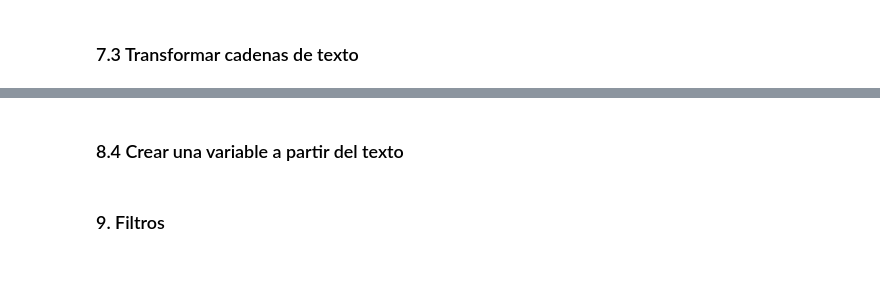
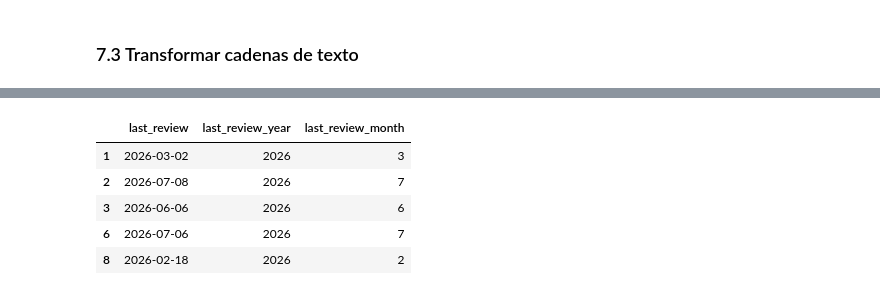
Before and after one commit to UADE-Python-Data-Science/583433_repo_oficial, a Jupyter notebook: Unidad_3/U3_NB5_Transformaciones.ipynb, the cells around one changed output, grey strips where cells are left out. Drawn from its saved outputs; the diff is of its cells as text; code cells hidden in the pictures; blank space fills up the shorter version.

```diff
--- a/Unidad_3/U3_NB5_Transformaciones_y_filtros.ipynb
+++ b/Unidad_3/U3_NB5_Transformaciones.ipynb
@@ -296,10 +365,13 @@ df_pp[['calificacion', 'nivel_satisfaccion']].head()
 # %%
 # Extraer componentes de fecha
-if 'fecha' in df_pp.columns:
-    df_pp['anio'] = df_pp['fecha'].dt.year
-    df_pp['mes'] = df_pp['fecha'].dt.month
+df['last_review_year'] = df['last_review'].dt.year
+df['last_review_month'] = df['last_review'].dt.month
 
-columnas_mostrar = [col for col in ['fecha', 'anio', 'mes'] if col in df_pp.columns]
-df_pp[columnas_mostrar].head()
+df[['last_review', 'last_review_year', 'last_review_month']].head()
+# %% [output]
+|  | last_review | last_review_year | last_review_month |
+| 1 | 2026-03-02 | 2026 | 3 |
+| 2 | 2026-07-08 | 2026 | 7 |
+| 3 | 2026-06-06 | 2026 | 6 |
+| 6 | 2026-07-06 | 2026 | 7 |
+| 8 | 2026-02-18 | 2026 | 2 |
-# %% [markdown]
-### 8.4 Crear una variable a partir del texto
@@ -312,2 +377,0 @@ df_pp[columnas_mostrar].head()
-# %% [markdown]
-### 9. Filtros
```
Also changed, not shown: parts of 57 cells of this notebook, 3 other files.
